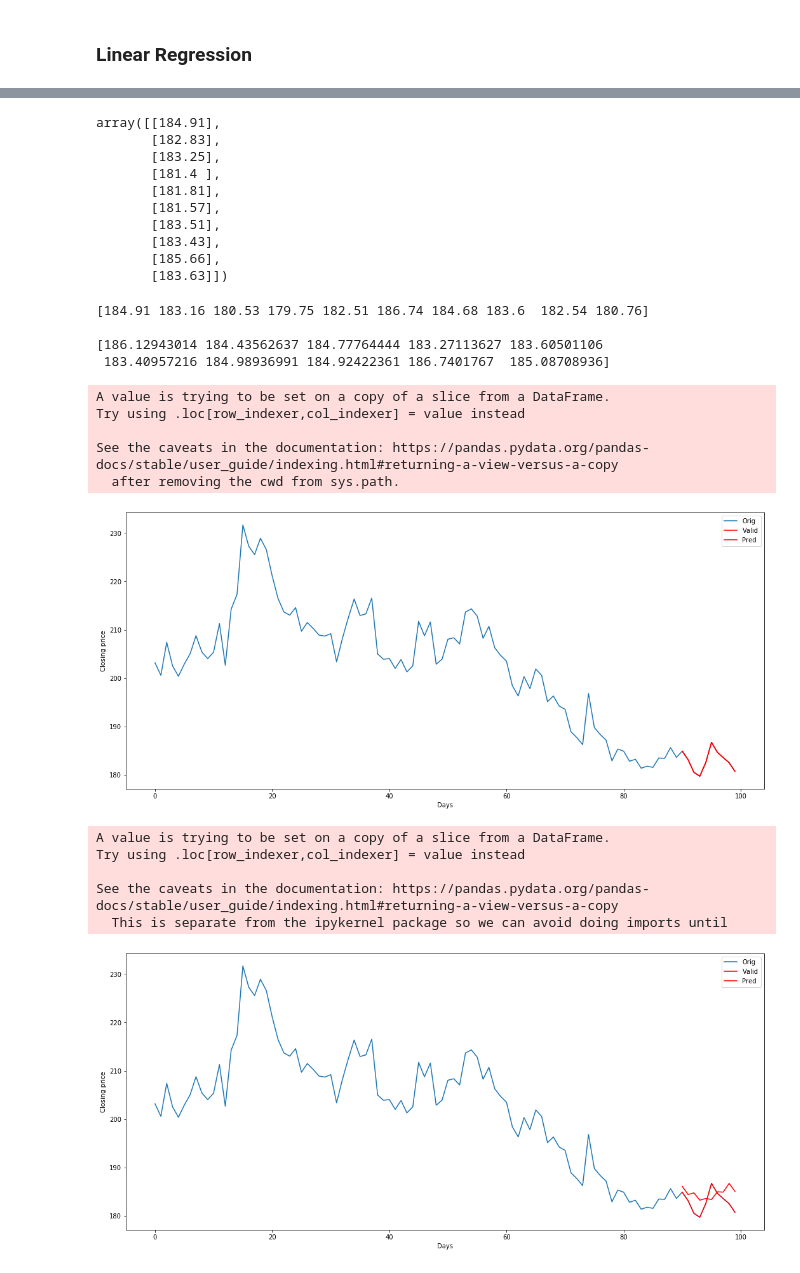
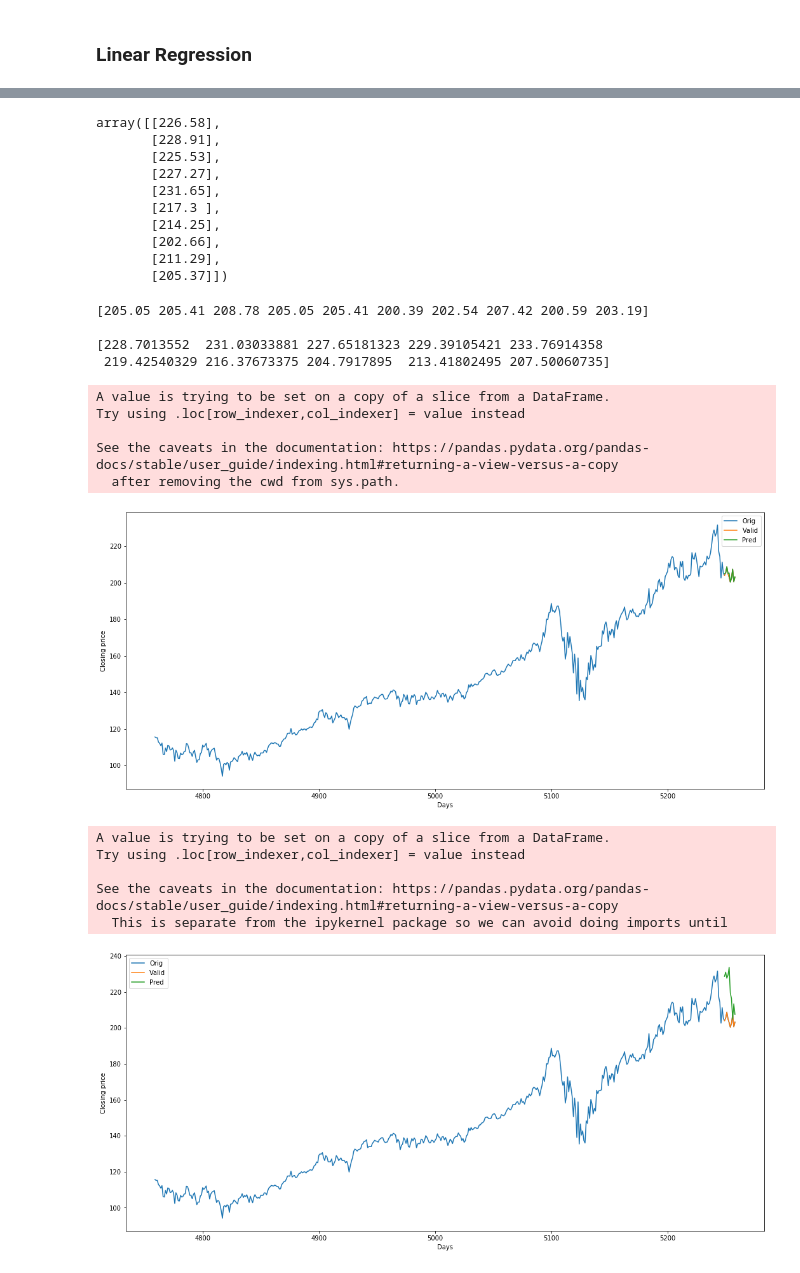
Before and after one commit to rushilrai/Hacksprint_05_SillyCons, a Jupyter notebook: datasets and files/prediction.ipynb, the cells around one changed output, grey strips where cells are left out. Cells and saved outputs as stored; diff of their text form; code cells hidden in the pictures.

```diff
--- a/datasets and files/prediction.ipynb
+++ b/datasets and files/prediction.ipynb
@@ -6,9 +6,10 @@ import seaborn as sns
 import matplotlib.pyplot as plt
 import numpy as np
 # %%
-file_path = r"microsoft.xlsx"
+file_path = r"m.xlsx"
 data1 = pd.read_excel(file_path)
-a = data1.head(30)
+a = data1.tail(500)
 a.head(5)
+a.tail(5)
 # %% [output]
 |  | date | 1. open | 2. high | 3. low | 4. close | 5. volume |
@@ -472,5 +471,5 @@ plt.xticks(rotation = 60)
 # %%
-df = data1[['4. close']]
+df = a[['4. close']]
 df.head(5)
 # %% [output]
 |  | 4. close |
@@ -544,16 +551,16 @@ x_future = x_future.tail(future_days)
 x_future = np.array(x_future)
 x_future
 # %% [output]
-array([[184.91],
-       [182.83],
-       [183.25],
-       [181.4 ],
-       [181.81],
-       [181.57],
-       [183.51],
-       [183.43],
-       [185.66],
-       [183.63]])
+array([[226.58],
+       [228.91],
+       [225.53],
+       [227.27],
+       [231.65],
+       [217.3 ],
+       [214.25],
+       [202.66],
+       [211.29],
+       [205.37]])
 # %%
 # model tree pred
 tree_prediction = tree.predict(x_future)
@@ -563,10 +570,10 @@ print()
 lr_pred = lr.predict(x_future)
 print(lr_pred)
 # %% [output]
-[184.91 183.16 180.53 179.75 182.51 186.74 184.68 183.6  182.54 180.76]
+[205.05 205.41 208.78 205.05 205.41 200.39 202.54 207.42 200.59 203.19]
 
-[186.12943014 184.43562637 184.77764444 183.27113627 183.60501106
- 183.40957216 184.98936991 184.92422361 186.7401767  185.08708936]
+[228.7013552  231.03033881 227.65181323 229.39105421 233.76914358
+ 219.42540329 216.37673375 204.7917895  213.41802495 207.50060735]
 # %%
 # visualize
 predictions = tree_prediction
@@ -576,7 +583,7 @@ plt.figure(figsize = (18,8))
 plt.xlabel('Days')
 plt.ylabel('Closing price')
 plt.plot(df['4. close'])
-plt.plot(valid[['4. close', 'Predictions']], color = 'r')
+plt.plot(valid[['4. close', 'Predictions']])
 plt.legend(['Orig','Valid','Pred'])
 plt.show()
 # %% [output]
@@ -585,22 +592,22 @@ Try using .loc[row_indexer,col_indexer] = value instead
 
 See the caveats in the documentation: https://pandas.pydata.org/pandas-docs/stable/user_guide/indexing.html#returning-a-view-versus-a-copy
   after removing the cwd from sys.path.
-[figure, old version]
+[figure, new version]
 # %%
 predictions = lr_pred
 valid = df[X.shape[0]:]
 valid['Predictions'] = predictions
 plt.figure(figsize = (18,8))
 plt.xlabel('Days')
 plt.ylabel('Closing price')
 plt.plot(df['4. close'])
-plt.plot(valid[['4. close', 'Predictions']], color = 'r')
+plt.plot(valid[['4. close', 'Predictions']])
 plt.legend(['Orig','Valid','Pred'])
 plt.show()
 # %% [output]
 A value is trying to be set on a copy of a slice from a DataFrame.
 Try using .loc[row_indexer,col_indexer] = value instead
 
 See the caveats in the documentation: https://pandas.pydata.org/pandas-docs/stable/user_guide/indexing.html#returning-a-view-versus-a-copy
   This is separate from the ipykernel package so we can avoid doing imports until
-[figure, old version]
+[figure, new version]
```
Also changed, not shown: parts of 24 cells of this notebook, 22 other files.
